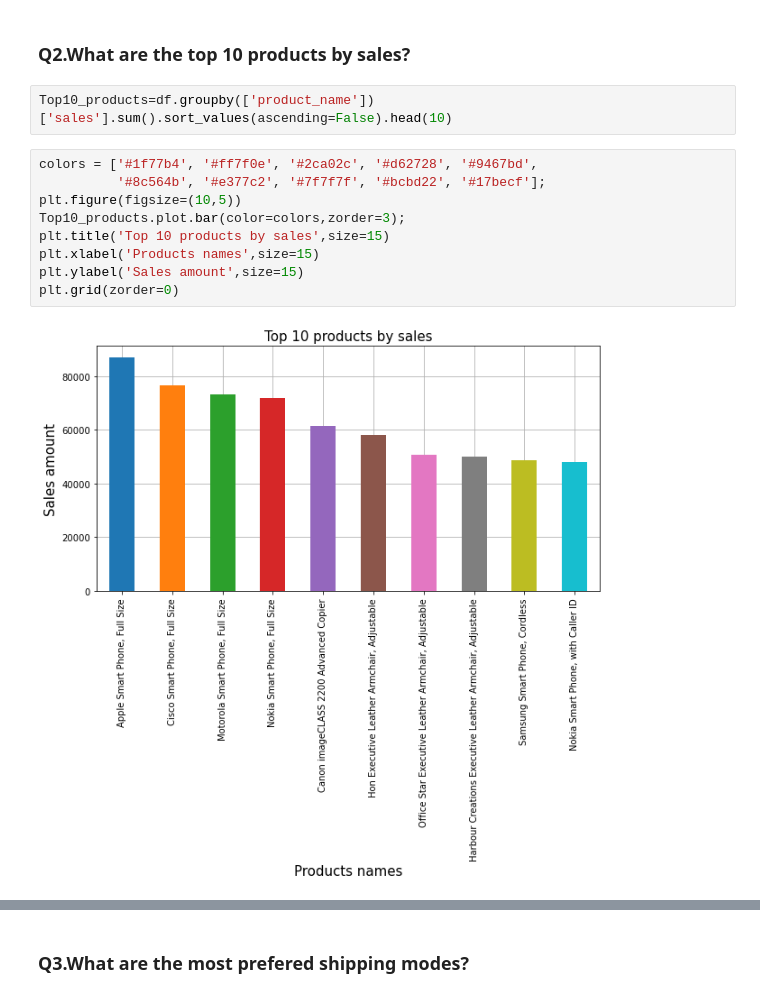
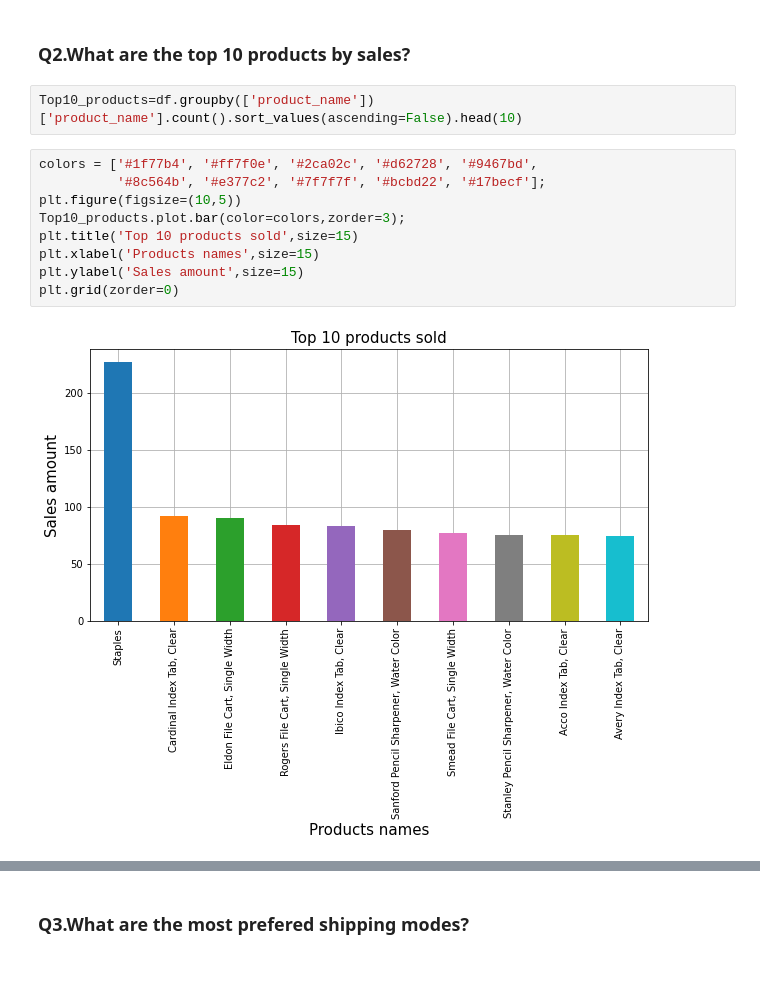
Before and after one commit to Aellawah/Canadian-superstore-sales-analysis, a Jupyter notebook: Canadian Superstore sales.ipynb, the cells around one changed output, grey strips where cells are left out. Drawn from its saved outputs; the diff is of its cells as text; blank space fills up the shorter version.

```diff
--- a/Canadian Superstore sales.ipynb
+++ b/Canadian Superstore sales.ipynb
@@ -227,15 +227,15 @@ The plot shows that the sales are increasing along the years from 2011 to 2014
 # %% [markdown]
 ### Q2.What are the top 10 products by sales?
 # %%
-Top10_products=df.groupby(['product_name'])['sales'].sum().sort_values(ascending=False).head(10)
+Top10_products=df.groupby(['product_name'])['product_name'].count().sort_values(ascending=False).head(10)
 # %%
 colors = ['#1f77b4', '#ff7f0e', '#2ca02c', '#d62728', '#9467bd',
           '#8c564b', '#e377c2', '#7f7f7f', '#bcbd22', '#17becf'];
 plt.figure(figsize=(10,5))
 Top10_products.plot.bar(color=colors,zorder=3);
-plt.title('Top 10 products by sales',size=15)
+plt.title('Top 10 products sold',size=15)
 plt.xlabel('Products names',size=15)
 plt.ylabel('Sales amount',size=15)
 plt.grid(zorder=0)
 # %% [output]
-[figure, old version]
+[figure, new version]
```
Also changed, not shown: parts of 22 cells of this notebook, 1 other file.
